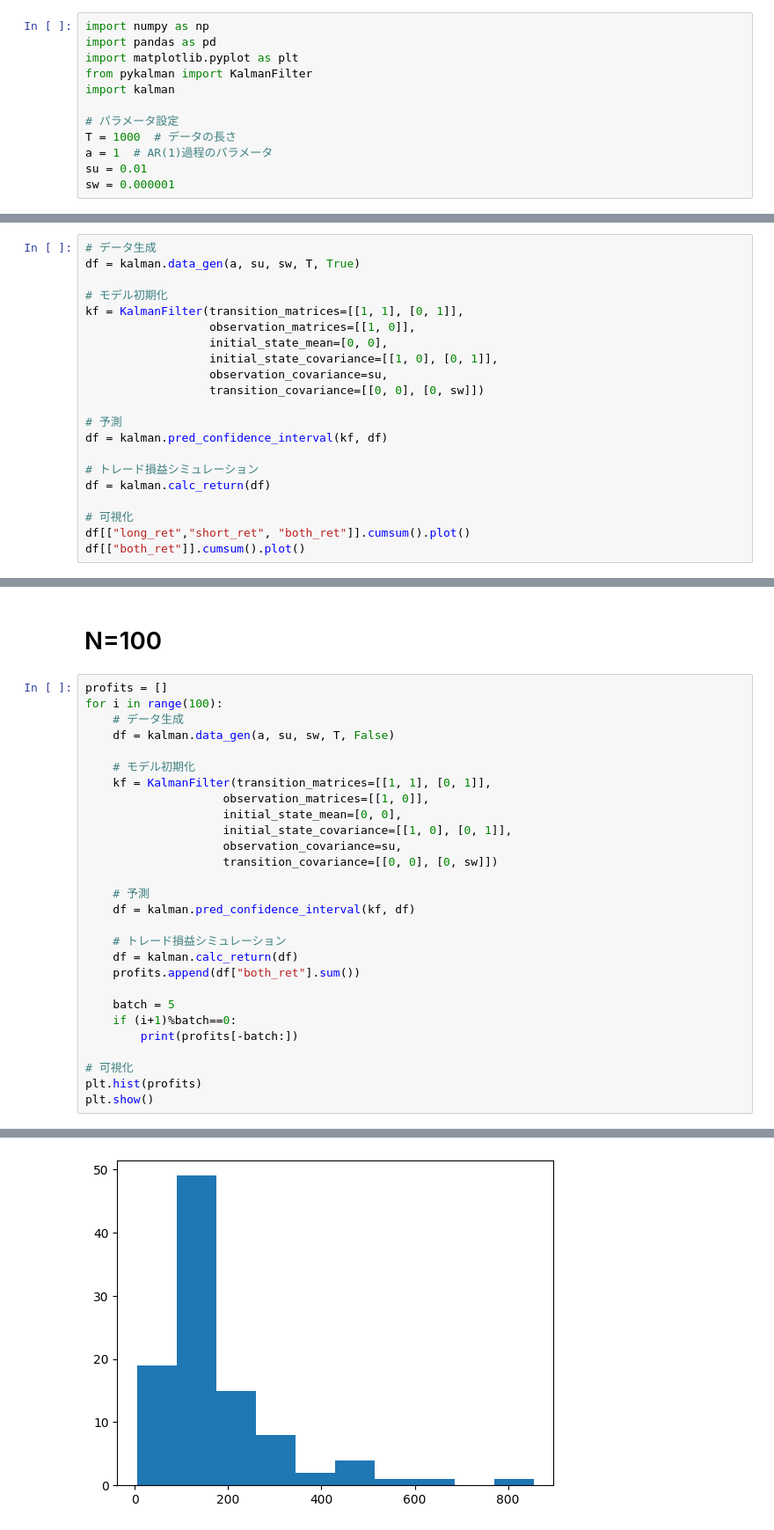
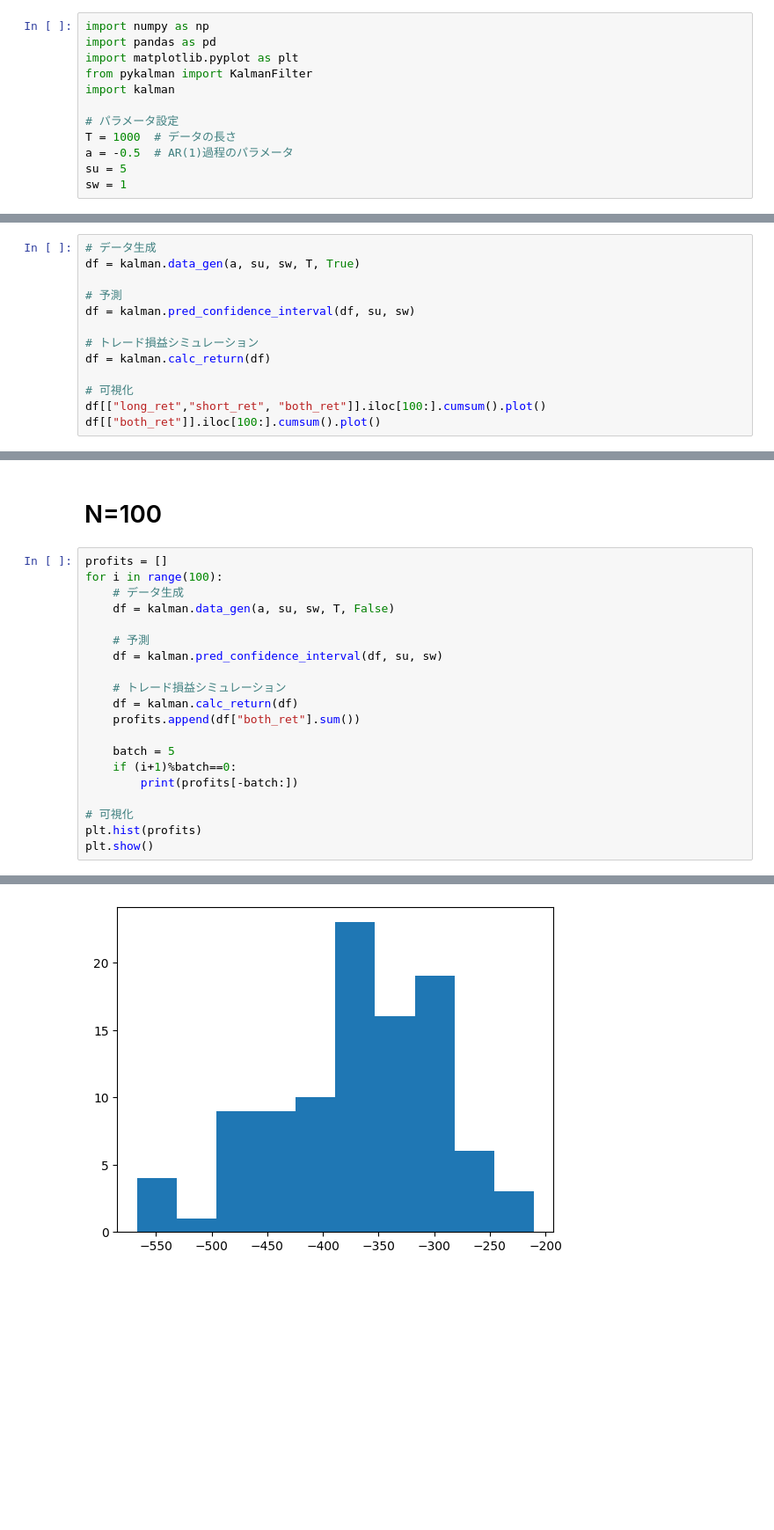
Before and after one commit to MizusakoSadanobu/kalman_filter_trade, a Jupyter notebook: playground.ipynb, the cells around one changed output, grey strips where cells are left out. Shown at 88% size. Saved outputs shown, nothing was run; the diff lists cells and outputs as text; blank space fills up the shorter version.

```diff
--- a/playground.ipynb
+++ b/playground.ipynb
@@ -7,30 +7,22 @@ import kalman
 
 # パラメータ設定
 T = 1000  # データの長さ
-a = 1  # AR(1)過程のパラメータ
-su = 0.01
-sw = 0.000001
+a = -0.5  # AR(1)過程のパラメータ
+su = 5
+sw = 1
 # %% [markdown]
 # N=1
 # %%
 # データ生成
 df = kalman.data_gen(a, su, sw, T, True)
 
-# モデル初期化
-kf = KalmanFilter(transition_matrices=[[1, 1], [0, 1]],
-                  observation_matrices=[[1, 0]],
-                  initial_state_mean=[0, 0],
-                  initial_state_covariance=[[1, 0], [0, 1]],
-                  observation_covariance=su,
-                  transition_covariance=[[0, 0], [0, sw]])
-
 # 予測
-df = kalman.pred_confidence_interval(kf, df)
+df = kalman.pred_confidence_interval(df, su, sw)
 
 # トレード損益シミュレーション
 df = kalman.calc_return(df)
 
 # 可視化
-df[["long_ret","short_ret", "both_ret"]].cumsum().plot()
-df[["both_ret"]].cumsum().plot()
+df[["long_ret","short_ret", "both_ret"]].iloc[100:].cumsum().plot()
+df[["both_ret"]].iloc[100:].cumsum().plot()
 # %% [output]
@@ -46,16 +43,8 @@ for i in range(100):
     # データ生成
     df = kalman.data_gen(a, su, sw, T, False)
 
-    # モデル初期化
-    kf = KalmanFilter(transition_matrices=[[1, 1], [0, 1]],
-                    observation_matrices=[[1, 0]],
-                    initial_state_mean=[0, 0],
-                    initial_state_covariance=[[1, 0], [0, 1]],
-                    observation_covariance=su,
-                    transition_covariance=[[0, 0], [0, sw]])
-
     # 予測
-    df = kalman.pred_confidence_interval(kf, df)
+    df = kalman.pred_confidence_interval(df, su, sw)
 
     # トレード損益シミュレーション
     df = kalman.calc_return(df)
@@ -92,4 +81,4 @@ plt.show()
-[figure, old version]
+[figure, new version]
 # %%
 (np.array(profits)<0).mean()
 # %% [output]
```
Also changed, not shown: parts of 7 cells of this notebook, 2 other files.
